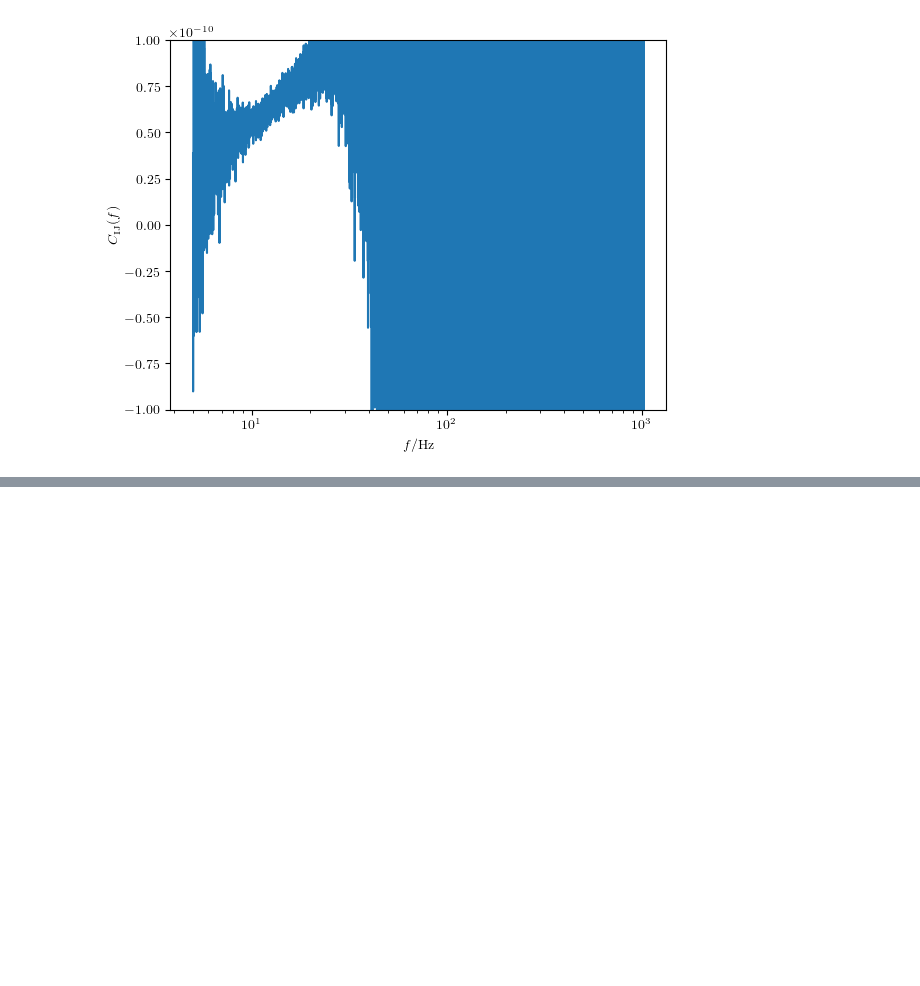
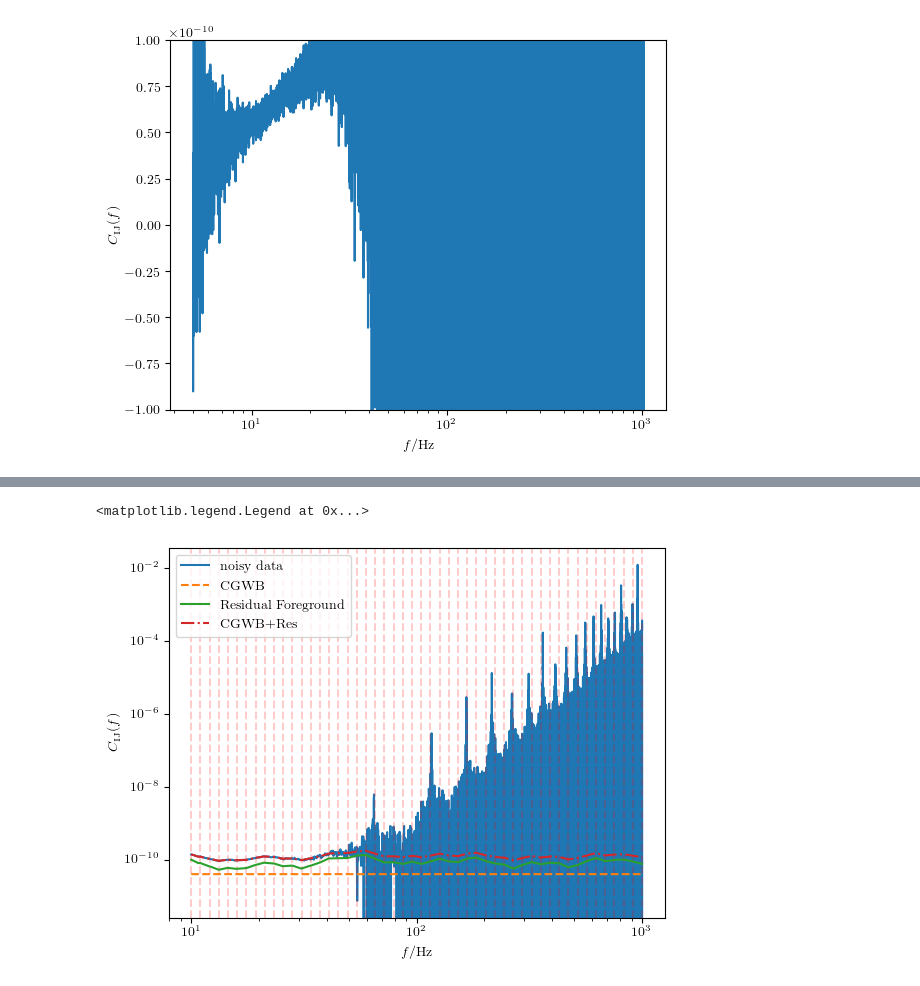
Before and after one commit to abbystokes/DSMMA-Research, a Jupyter notebook: Simulator.ipynb, the cells around one changed output, grey strips where cells are left out. Saved outputs shown, nothing was run; the diff lists cells and outputs as text; code cells hidden in the pictures; blank space fills up the shorter version.

```diff
--- a/Simulator.ipynb
+++ b/Simulator.ipynb
@@ -94,0 +165,19 @@ plt.ylim(-1e-10,1e-10)
+# %%
+C_IJ = simulator.C_ij(f)
+Omega_res = simulator.Omega_piecewise(f)
+Omega_CGWB = simulator.Omega_CGWB(f)
+sigma_IJ = np.sqrt(simulator.var(f))
+#np.save("training_data",{'theta':theta,'C_IJ':C_IJ, 'sigma_IJ':sigma_IJ})
+# %%
+plt.loglog(f, C_IJ, label="noisy data")
+for i in range(len(f_pivot)):
+    plt.axvline(f_pivot[i],color="red",linestyle="--",alpha=0.2)
+plt.loglog(f, Omega_CGWB, "--", label="CGWB")
+plt.loglog(f, Omega_res, "-", label="Residual Foreground")
+plt.loglog(f, Omega_CGWB+Omega_res, "-.", label="CGWB+Res")
+plt.xlabel(r"$f/$Hz")
+plt.ylabel(r"$C_\mathrm{IJ}(f)$")
+plt.legend()
+# %% [output]
+<matplotlib.legend.Legend at 0x...>
+[figure, added]
```
Also changed, not shown: parts of 6 cells of this notebook.
